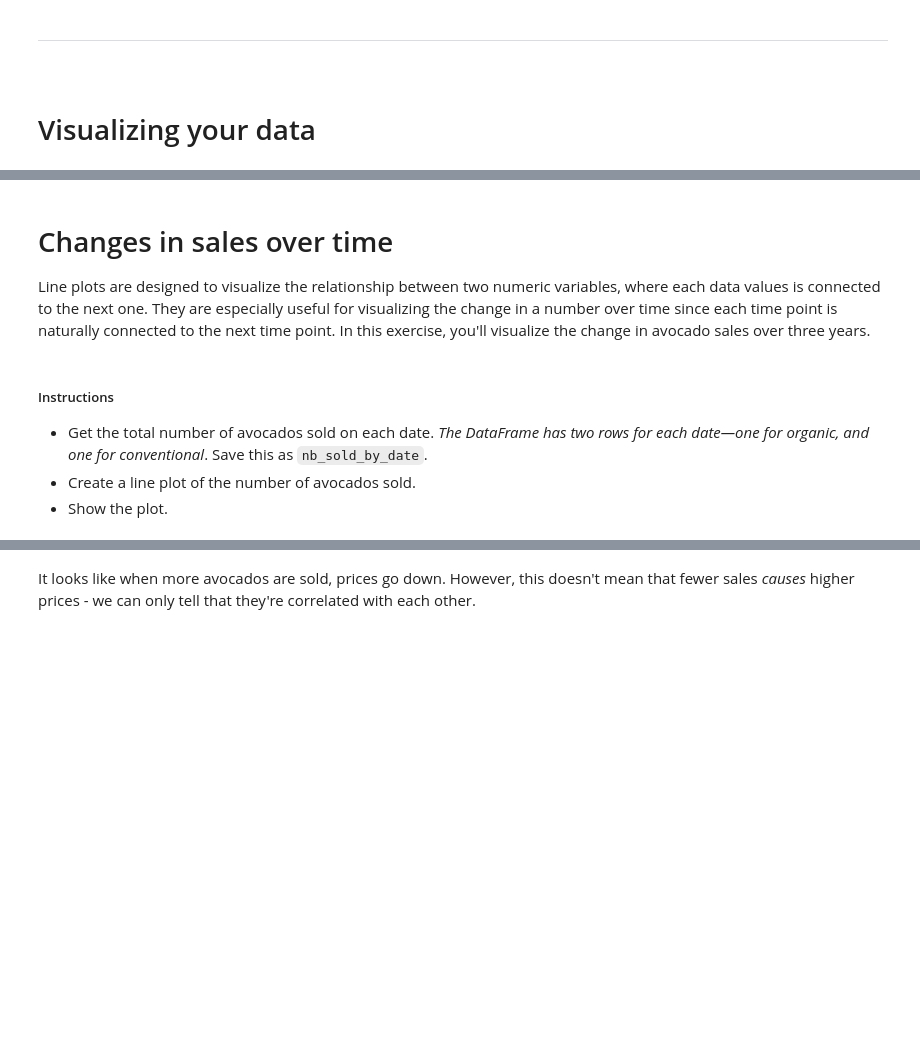
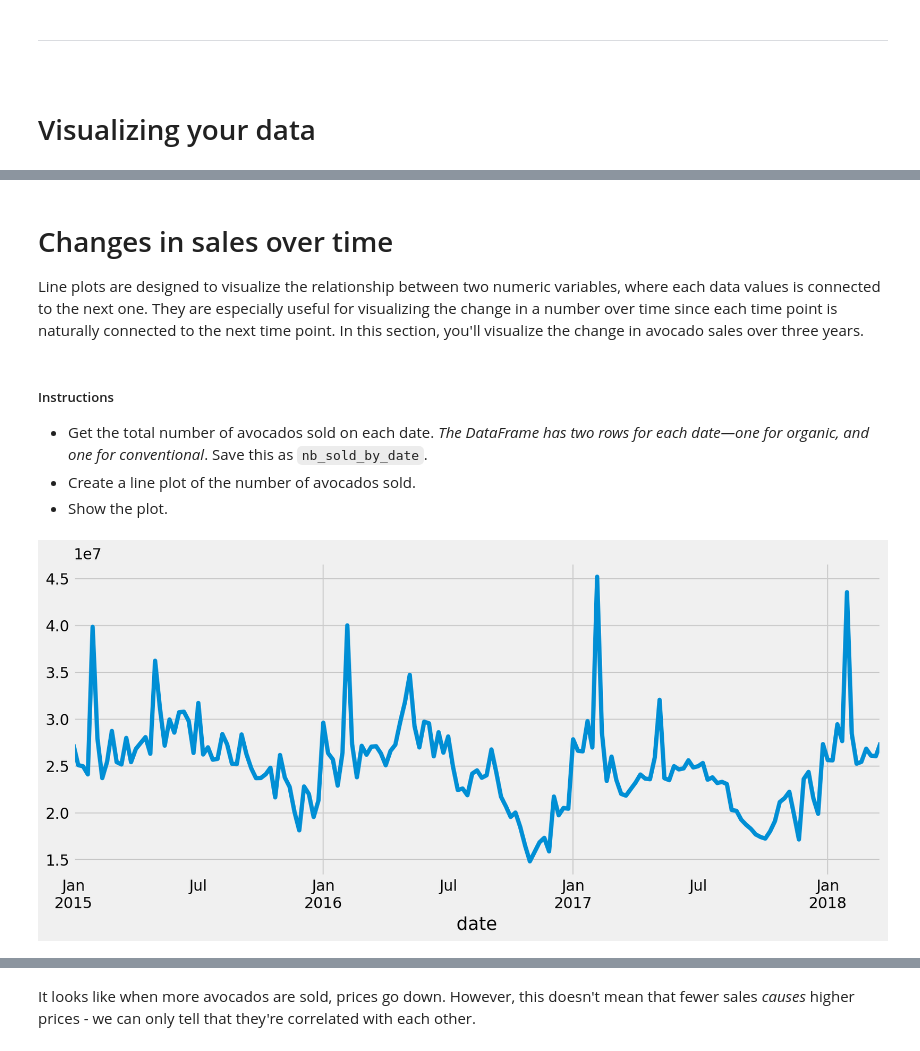
Before and after one commit to code-centric/DataCamp, a Jupyter notebook: Data_Scientist_Python/data_manipulation_pandas/04_creating_visualizing_dataframes.ipynb, the cells around one changed output, grey strips where cells are left out. Drawn from its saved outputs; the diff is of its cells as text; code cells hidden in the pictures; blank space fills up the shorter version.

```diff
--- a/Data_Scientist_Python/data_manipulation_pandas/04_creating_visualizing_dataframes.ipynb
+++ b/Data_Scientist_Python/data_manipulation_pandas/04_creating_visualizing_dataframes.ipynb
@@ -12,5 +12,12 @@ import matplotlib.pyplot as plt
 %matplotlib inline
 # %% [markdown]
 #### Import data and other dependencies
+# %%
+# data
+avocados = pd.read_csv('../../data/avocado.csv')
+
+# converts date column to a datetime object
+avocados['date'] = pd.to_datetime(avocados['date'].values)
 # %%
-plt.rcParams["figure.dpi"] = 150
+plt.rcParams["figure.dpi"] = 160
+plt.style.use('fivethirtyeight')
@@ -50,6 +80,6 @@ plt.show()
 # %% [markdown]
 # Changes in sales over time
-Line plots are designed to visualize the relationship between two numeric variables, where each data values is connected to the next one. They are especially useful for visualizing the change in a number over time since each time point is naturally connected to the next time point. In this exercise, you'll visualize the change in avocado sales over three years.
+Line plots are designed to visualize the relationship between two numeric variables, where each data values is connected to the next one. They are especially useful for visualizing the change in a number over time since each time point is naturally connected to the next time point. In this section, you'll visualize the change in avocado sales over three years.
 <br>
 <br>
 ##### Instructions
@@ -59,12 +89,15 @@ Line plots are designed to visualize the relationship between two numeric variab
 # %%
 # Get the total number of avocados sold on each date
 nb_sold_by_date = avocados.groupby('date')['nb_sold'].sum()
 
 # Create a line plot of the number of avocados sold by date
+plt.figure(figsize=(12,5))
 nb_sold_by_date.plot(kind='line')
 
 # Show the plot
 plt.show()
+# %% [output]
+[figure, added]
 # %% [markdown]
 # Avocado supply and demand
 Scatter plots are ideal for visualizing relationships between numerical variables. In this section, you'll compare the number of avocados sold to average price and see if they're at all related. If they're related, you may be able to use one number to predict the other.
```
Also changed, not shown: parts of 21 cells of this notebook, 17 other files.
